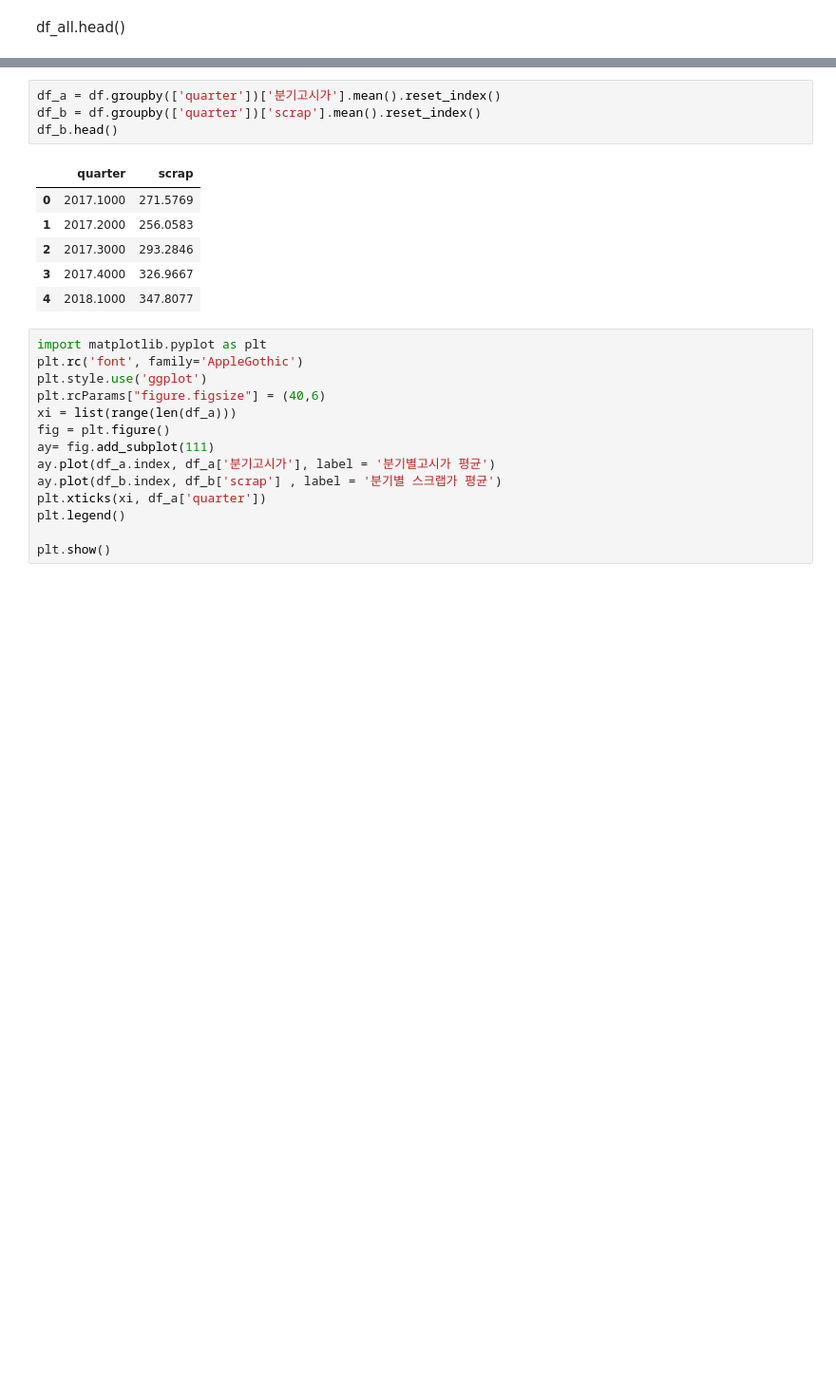
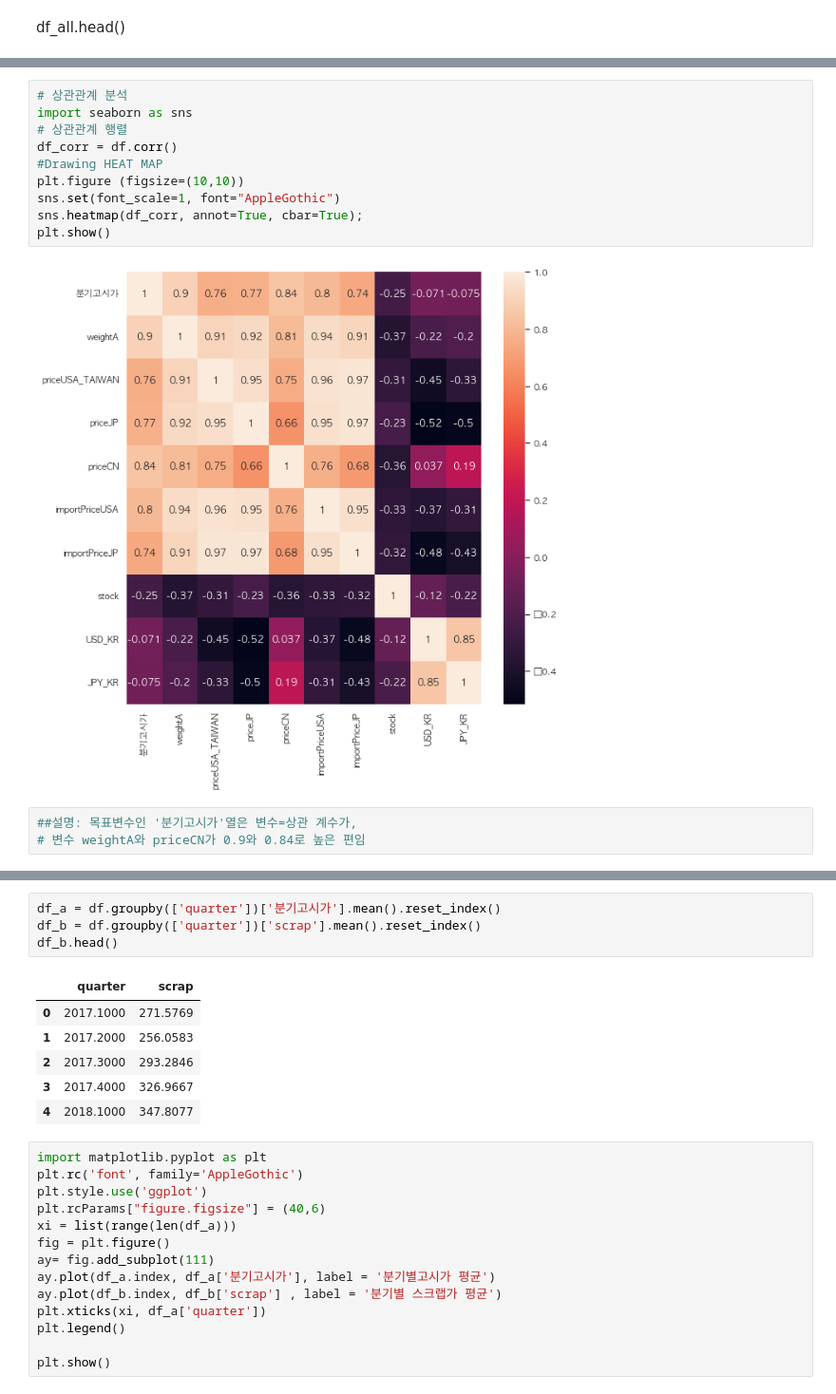
Before and after one commit to imsumin018/steelprice, a Jupyter notebook: steel_prices - 복사본.ipynb, the cells around one changed output, grey strips where cells are left out. Shown: that part at 95% size. Cells and saved outputs as stored; diff of their text form; blank space fills up the shorter version.

```diff
--- a/steel_prices - 복사본.ipynb
+++ b/steel_prices - 복사본.ipynb
@@ -29,0 +81,15 @@ df_all.head()
+# %%
+# 상관관계 분석
+import seaborn as sns
+# 상관관계 행렬
+df_corr = df.corr()
+#Drawing HEAT MAP
+plt.figure (figsize=(10,10))
+sns.set(font_scale=1, font="AppleGothic")
+sns.heatmap(df_corr, annot=True, cbar=True);
+plt.show()
+# %% [output]
+[figure, added]
+# %%
+##설명: 목표변수인 '분기고시가'열은 변수=상관 계수가,
+# 변수 weightA와 priceCN가 0.9와 0.84로 높은 편임
```
Also changed, not shown: parts of 36 cells of this notebook, 30 other files.
